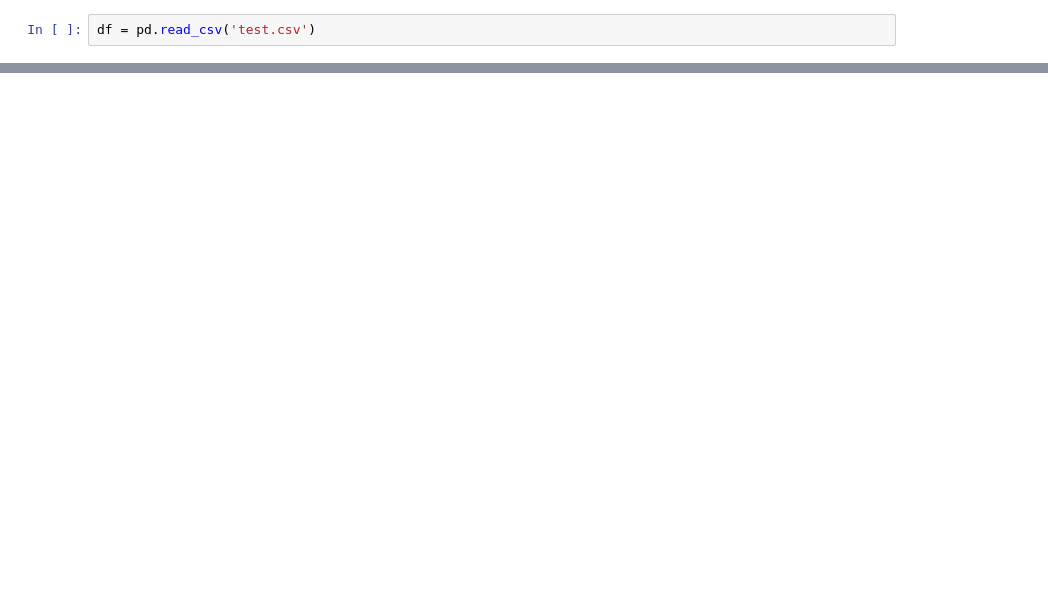
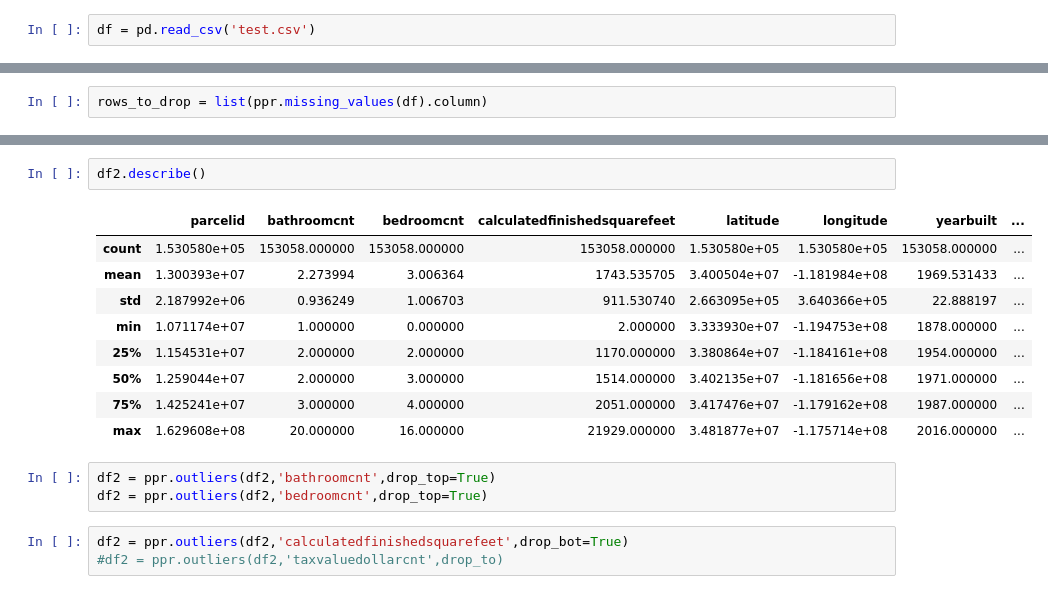
Before and after one commit to Norrick-McGee/ds-methodologies-exercises, a Jupyter notebook: clustering/explore_zillow.ipynb, the cells around one changed output, grey strips where cells are left out. Saved outputs shown, nothing was run; the diff lists cells and outputs as text; blank space fills up the shorter version.

```diff
--- a/clustering/explore_zillow.ipynb
+++ b/clustering/explore_zillow.ipynb
@@ -18,0 +75,2 @@ df.drop('Unnamed: 0',axis=1,inplace = True)
+# %%
+rows_to_drop = list(ppr.missing_values(df).column)
@@ -93,0 +231,18 @@ sns.pairplot(df)
+# %%
+df2.describe()
+# %% [output]
+|  | parcelid | bathroomcnt | bedroomcnt | calculatedfinishedsquarefeet | latitude | longitude | yearbuilt | ... |
+| count | 1.530580e+05 | 153058.000000 | 153058.000000 | 153058.000000 | 1.530580e+05 | 1.530580e+05 | 153058.000000 | ... |
+| mean | 1.300393e+07 | 2.273994 | 3.006364 | 1743.535705 | 3.400504e+07 | -1.181984e+08 | 1969.531433 | ... |
+| std | 2.187992e+06 | 0.936249 | 1.006703 | 911.530740 | 2.663095e+05 | 3.640366e+05 | 22.888197 | ... |
+| min | 1.071174e+07 | 1.000000 | 0.000000 | 2.000000 | 3.333930e+07 | -1.194753e+08 | 1878.000000 | ... |
+| 25% | 1.154531e+07 | 2.000000 | 2.000000 | 1170.000000 | 3.380864e+07 | -1.184161e+08 | 1954.000000 | ... |
+| 50% | 1.259044e+07 | 2.000000 | 3.000000 | 1514.000000 | 3.402135e+07 | -1.181656e+08 | 1971.000000 | ... |
+| 75% | 1.425241e+07 | 3.000000 | 4.000000 | 2051.000000 | 3.417476e+07 | -1.179162e+08 | 1987.000000 | ... |
+| max | 1.629608e+08 | 20.000000 | 16.000000 | 21929.000000 | 3.481877e+07 | -1.175714e+08 | 2016.000000 | ... |
+# %%
+df2 = ppr.outliers(df2,'bathroomcnt',drop_top=True)
+df2 = ppr.outliers(df2,'bedroomcnt',drop_top=True)
+# %%
+df2 = ppr.outliers(df2,'calculatedfinishedsquarefeet',drop_bot=True)
+#df2 = ppr.outliers(df2,'taxvaluedollarcnt',drop_to)
```
Also changed, not shown: parts of 49 cells of this notebook, 2 other files.
